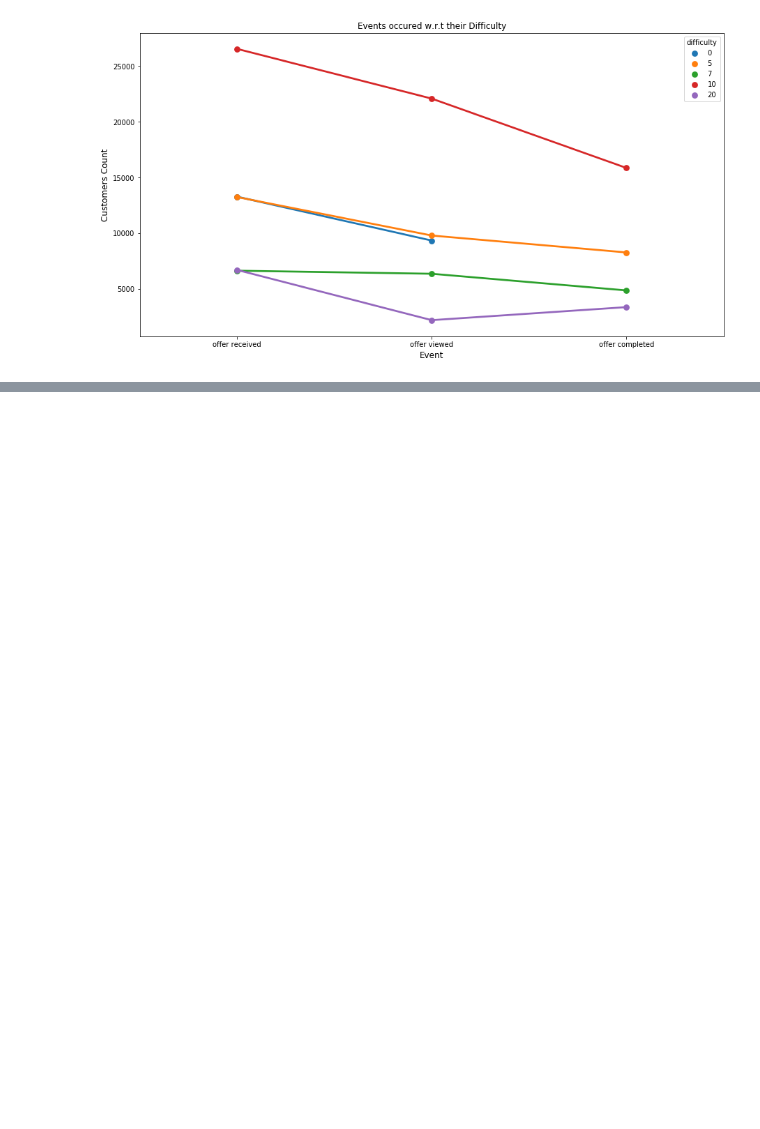
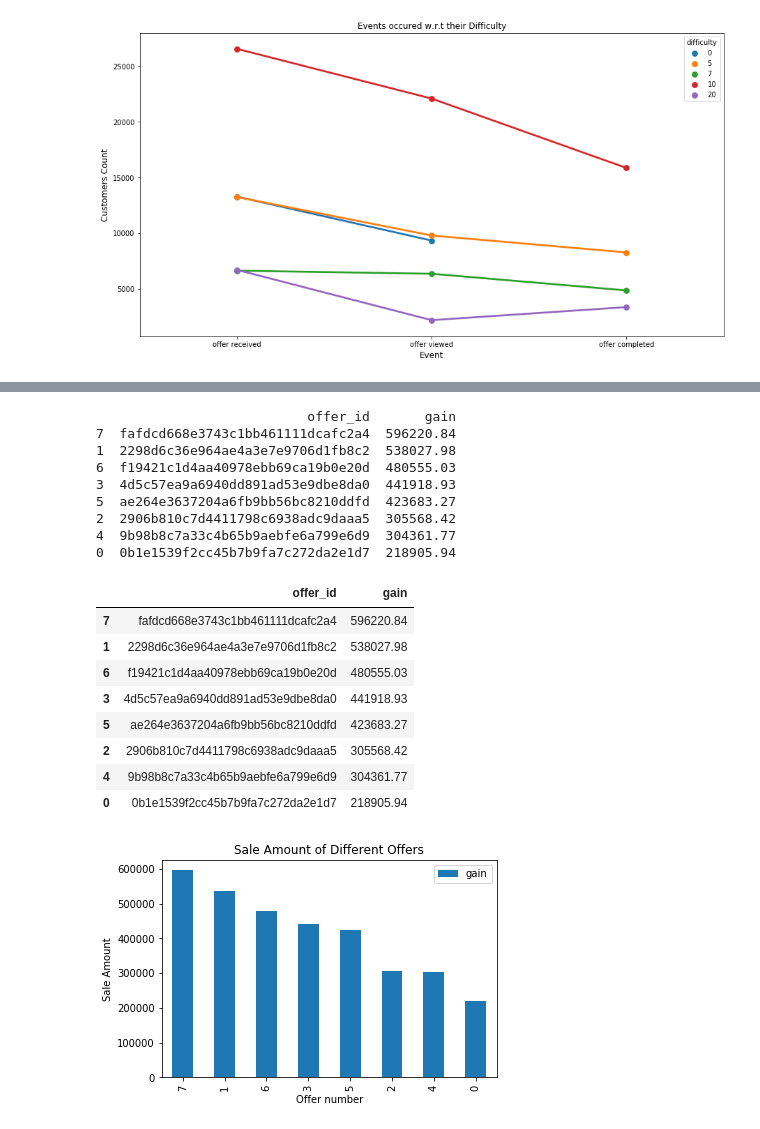
Before and after one commit to NomanNasirMinhas/Starbucks-Capstone-Project, a Jupyter notebook: Starbucks_Capstone_notebook.ipynb, the cells around one changed output, grey strips where cells are left out. Saved outputs shown, nothing was run; the diff lists cells and outputs as text; code cells hidden in the pictures; blank space fills up the shorter version.

```diff
--- a/Starbucks_Capstone_notebook.ipynb
+++ b/Starbucks_Capstone_notebook.ipynb
@@ -378,0 +427,2 @@ plt.title('Events occured w.r.t their Difficulty');
+# %%
+full_df = create_user_item_matrix(offers, 'user_item_matrix.p')
@@ -378,0 +730,40 @@ plt.title('Events occured w.r.t their Difficulty');
+# %%
+def best_sale_offer(user_item_matrix):
+    # Find out which offer sells the best
+
+    offer_gain = []
+    for offer_id in user_item_matrix.columns:
+        offer_gain.append([offer_id, transcript[(transcript['person'].isin(list(user_item_matrix[user_item_matrix[offer_id]>=1].index)))&(transcript['event']=='transaction')]['value'].apply(lambda x: x['amount']).sum()])
+
+    offer_value = pd.DataFrame(offer_gain, columns=['offer_id', 'gain'])
+    offer_value['gain'] = pd.to_numeric(offer_value['gain'])
+    offer_value.sort_values(by='gain', ascending=False, inplace=True)
+    print(offer_value)
+
+    best_sale = offer_value.plot(kind='bar', title='Sale Amount of Different Offers')
+    best_sale.set_xlabel('Offer number')
+    best_sale.set_ylabel('Sale Amount')
+
+    return offer_value
+# %%
+best_sale_offer(full_df)
+# %% [output]
+                           offer_id       gain
+7  fafdcd668e3743c1bb461111dcafc2a4  596220.84
+1  2298d6c36e964ae4a3e7e9706d1fb8c2  538027.98
+6  f19421c1d4aa40978ebb69ca19b0e20d  480555.03
+3  4d5c57ea9a6940dd891ad53e9dbe8da0  441918.93
+5  ae264e3637204a6fb9bb56bc8210ddfd  423683.27
+2  2906b810c7d4411798c6938adc9daaa5  305568.42
+4  9b98b8c7a33c4b65b9aebfe6a799e6d9  304361.77
+0  0b1e1539f2cc45b7b9fa7c272da2e1d7  218905.94
+|  | offer_id | gain |
+| 7 | fafdcd668e3743c1bb461111dcafc2a4 | 596220.84 |
+| 1 | 2298d6c36e964ae4a3e7e9706d1fb8c2 | 538027.98 |
+| 6 | f19421c1d4aa40978ebb69ca19b0e20d | 480555.03 |
+| 3 | 4d5c57ea9a6940dd891ad53e9dbe8da0 | 441918.93 |
+| 5 | ae264e3637204a6fb9bb56bc8210ddfd | 423683.27 |
+| 2 | 2906b810c7d4411798c6938adc9daaa5 | 305568.42 |
+| 4 | 9b98b8c7a33c4b65b9aebfe6a799e6d9 | 304361.77 |
+| 0 | 0b1e1539f2cc45b7b9fa7c272da2e1d7 | 218905.94 |
+[figure, added]
```
Also changed, not shown: parts of 21 cells of this notebook, 3 other files.
